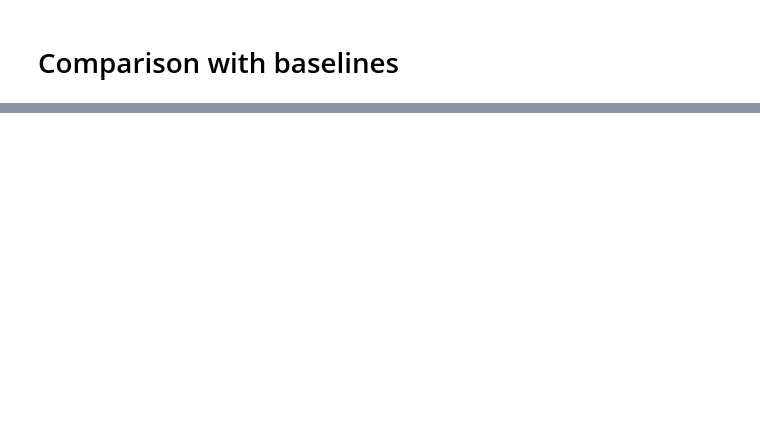
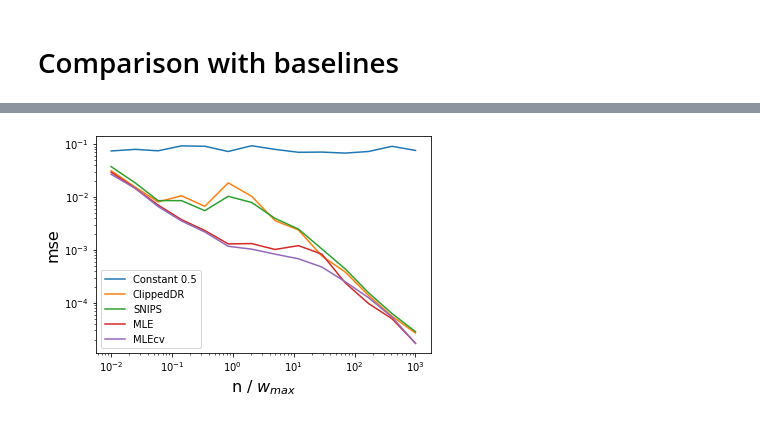
Before and after one commit to pmineiro/elfcb, a Jupyter notebook: estimateWithControlVariates.ipynb, the cells around one changed output, grey strips where cells are left out. Saved outputs shown, nothing was run; the diff lists cells and outputs as text; code cells hidden in the pictures; blank space fills up the shorter version.

```diff
--- a/estimateWithControlVariates.ipynb
+++ b/estimateWithControlVariates.ipynb
@@ -520,0 +491,29 @@ FlassPlot.axeslabel('n / wmax', 'mse')
+# %%
+from importlib import reload
+import MLE.MLE
+
+reload(MLE.MLE)
+
+def getenv():
+    import environments.DoubleDouble
+    ddm = environments.DoubleDouble.DoubleDouble(numactions=5, seed=5, wsupport=[0, 2, 1000], expwsq=100)
+    return (ddm, 1000)
+
+allres = []
+for (name, method) in [
+        ('MLEcv', lambda data, **kwargs: MLE.MLE.estimatewithcv(datagen=lambda: data, **kwargs)[0]),
+        ('MLE', lambda data, cvmin, cvmax, **kwargs: MLE.MLE.estimate(datagen=lambda:[(c,w,r) for c, w, r, _ in data], **kwargs)[0]),
+        ('SNIPS', lambda data, **kwargs: SNIPS.estimate([(c,w,r) for c, w, r, _ in data], **kwargs)),
+        ('ClippedDR', lambda data, **kwargs: ClippedDR.estimate([(c,w,r) for c, w, r, _ in data], **kwargs)),
+        ('Constant 0.5', lambda **kwargs: 0.5),
+    ]:
+    print('****** {} ******'.format(name))
+    res = []
+    for zzz in produceresults(getenv()[0], method, maxexp=6, numpts=14, ndataperpt=10000):
+        res.append(zzz)
+        print('{}'.format(zzz), flush=True)
+    wmax = getenv()[1]
+    allres.append((name, [(x[0] / wmax, x[1]) for x in res]))
+    del wmax
+import pickle
+pickle.dump( allres, open( "epsilongreedy_estimatewithcv_fiveactions_allres.p", "wb" ) )
@@ -520,0 +535,12 @@ FlassPlot.axeslabel('n / wmax', 'mse')
+# %%
+import pickle
+del allres
+allres = pickle.load(open( "epsilongreedy_estimatewithcv_fiveactions_allres.p", "rb" ) )
+
+renameit = { }
+FlassPlot.forpaper()
+for name, res in allres:
+    FlassPlot.pic([ x[0] for x in res ], [ x[1]['mse'] for x in res ], label=renameit.get(name, name))
+FlassPlot.axeslabel('n / $w_{max}$', 'mse')
+# %% [output]
+[figure, added]
```
Also changed, not shown: parts of 10 cells of this notebook.
